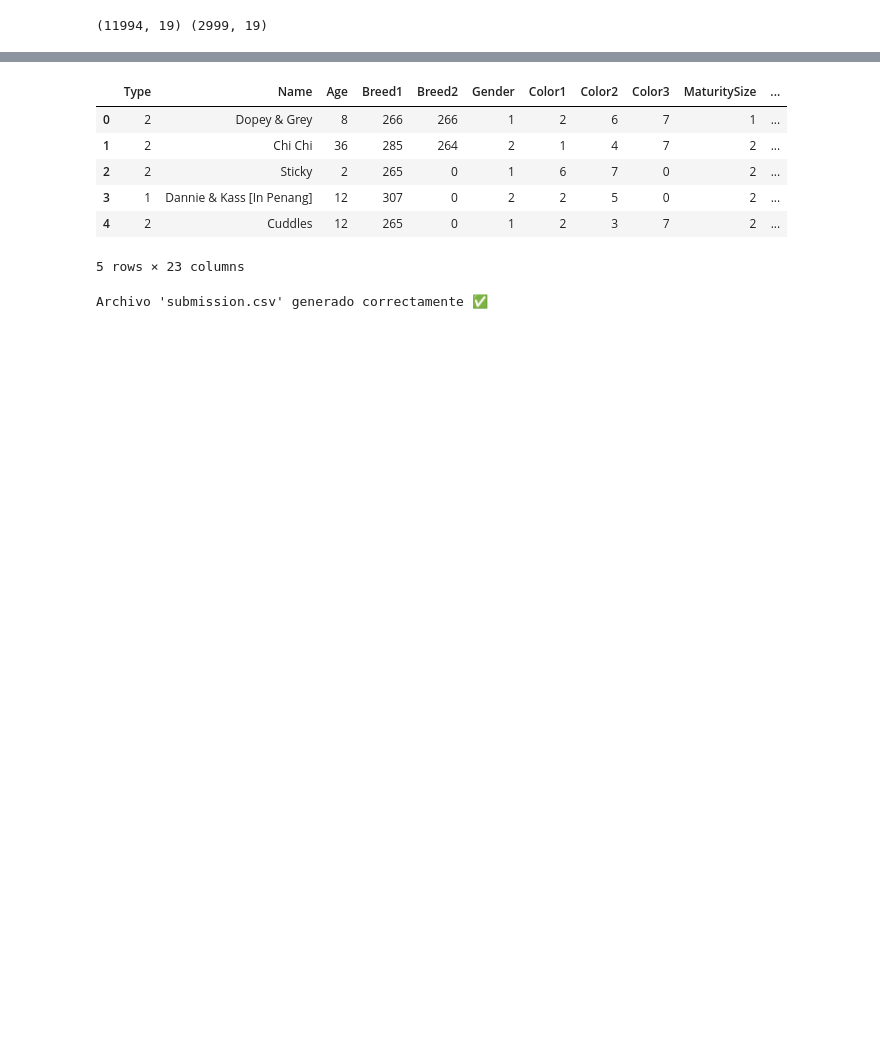
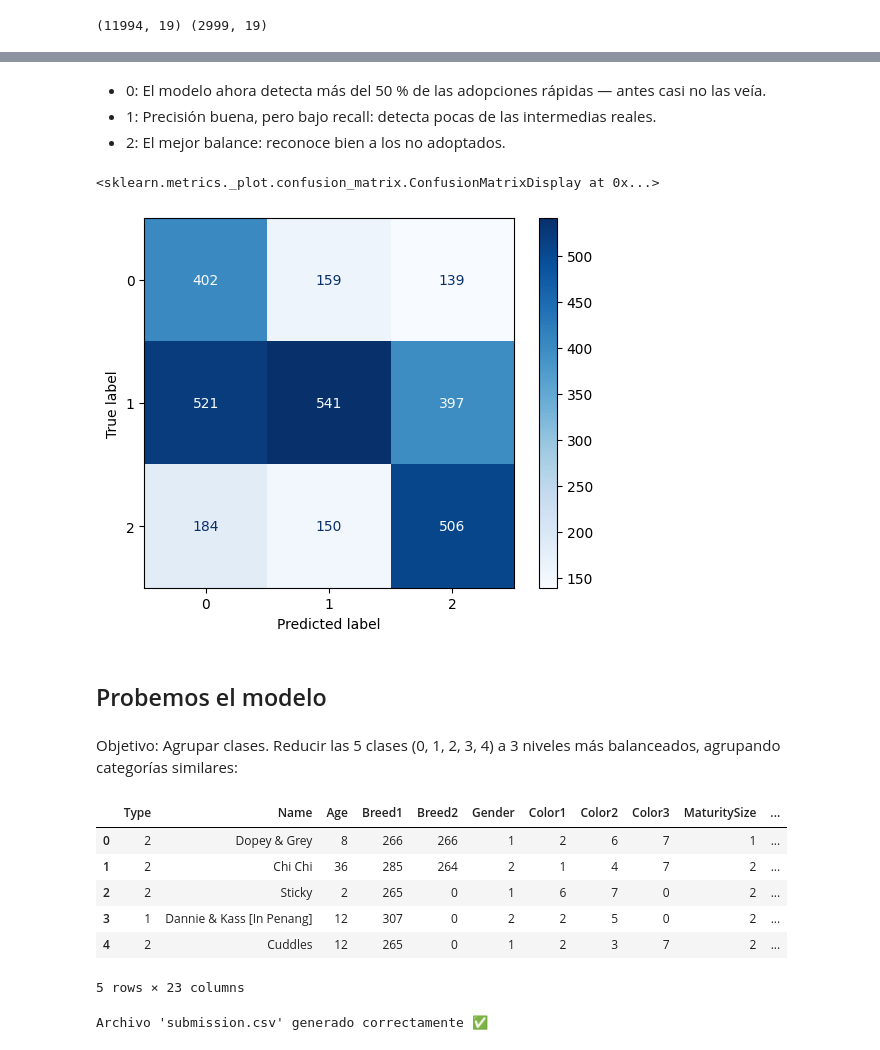
Before and after one commit to YudiGuzman/notebooks-2025, a Jupyter notebook: test_split.ipynb, the cells around one changed output, grey strips where cells are left out. Drawn from its saved outputs; the diff is of its cells as text; code cells hidden in the pictures; blank space fills up the shorter version.

```diff
--- a/test_split.ipynb
+++ b/test_split.ipynb
@@ -7,5 +11,5 @@ from lightgbm import LGBMClassifier, early_stopping, log_evaluation
 # %%
-train = pd.read_csv("/kaggle/input/petfinder-adoption-prediction/train/train.csv")
+train = pd.read_csv("/content/train.csv")
 train.head()
 # %% [output]
 |  | Type | Name | Age | Breed1 | Breed2 | Gender | Color1 | Color2 | Color3 | MaturitySize | ... |
@@ -82,3 +119,19 @@ F1-macro: 0.3192662403309308
+# %% [markdown]
+- 0: El modelo ahora detecta más del 50 % de las adopciones rápidas — antes casi no las veía.
+- 1: Precisión buena, pero bajo recall: detecta pocas de las intermedias reales.
+- 2: El mejor balance: reconoce bien a los no adoptados.
+# %%
+#Matriz de confusión
+cm = confusion_matrix(y_valid, y_pred)
+disp = ConfusionMatrixDisplay(confusion_matrix=cm)
+disp.plot(cmap='Blues')
+# %% [output]
+<sklearn.metrics._plot.confusion_matrix.ConfusionMatrixDisplay at 0x...>
+[figure, added]
+# %% [markdown]
+## Probemos el modelo
+# %% [markdown]
+Objetivo: Agrupar clases. Reducir las 5 clases (0, 1, 2, 3, 4) a 3 niveles más balanceados, agrupando categorías similares:
 # %%
 # 7 PROBAR EL MODELO - REPETIR TODO EL PROCESO
 # Cargar test.csv
```
Also changed, not shown: parts of 12 cells of this notebook.
